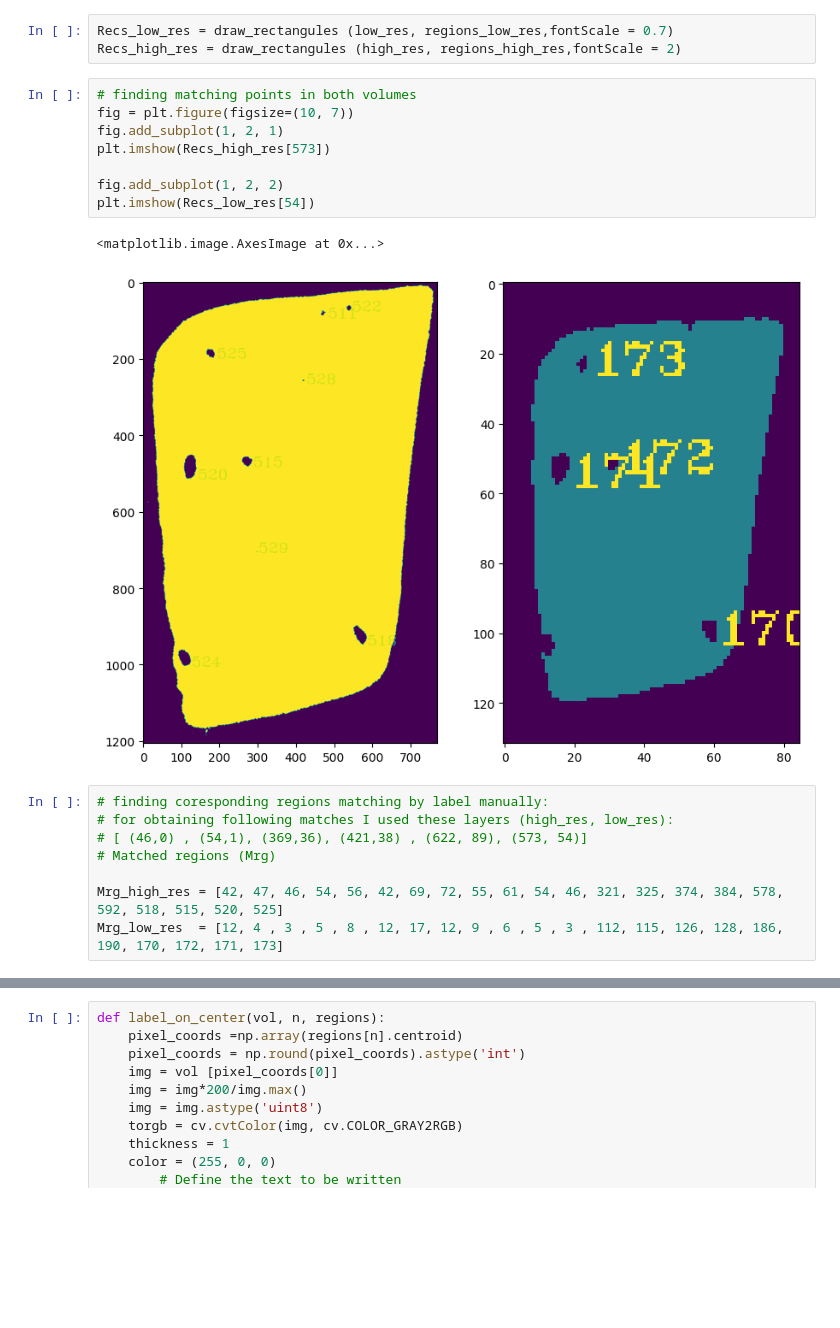
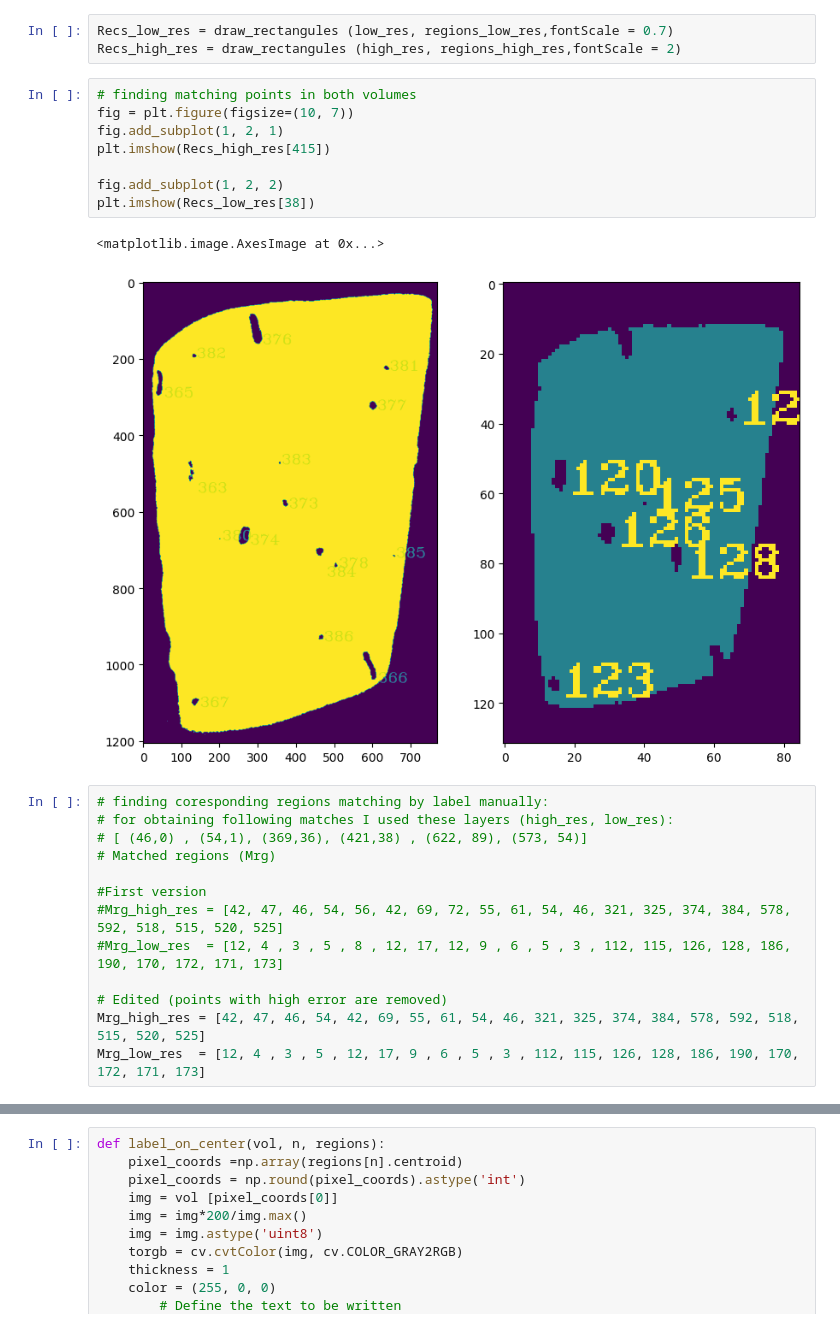
Before and after one commit to Faramarz-bagherzadeh/Unsupervised_segmentation_MicroCT_Image, a Jupyter notebook: BubbleWise_Validation.ipynb, the cells around one changed output, grey strips where cells are left out. Drawn from its saved outputs; the diff is of its cells as text; blank space fills up the shorter version.

```diff
--- a/BubbleWise_Validation.ipynb
+++ b/BubbleWise_Validation.ipynb
@@ -63,20 +64,25 @@ Recs_high_res = draw_rectangules (high_res, regions_high_res,fontScale = 2)
 # %%
 # finding matching points in both volumes
 fig = plt.figure(figsize=(10, 7))
 fig.add_subplot(1, 2, 1)
-plt.imshow(Recs_high_res[573])
+plt.imshow(Recs_high_res[415])
 
 fig.add_subplot(1, 2, 2)
-plt.imshow(Recs_low_res[54])
+plt.imshow(Recs_low_res[38])
 # %% [output]
 <matplotlib.image.AxesImage at 0x...>
-[figure, old version]
+[figure, new version]
 # %%
 # finding coresponding regions matching by label manually:
 # for obtaining following matches I used these layers (high_res, low_res):
 # [ (46,0) , (54,1), (369,36), (421,38) , (622, 89), (573, 54)]
 # Matched regions (Mrg)
 
-Mrg_high_res = [42, 47, 46, 54, 56, 42, 69, 72, 55, 61, 54, 46, 321, 325, 374, 384, 578, 592, 518, 515, 520, 525]
-Mrg_low_res  = [12, 4 , 3 , 5 , 8 , 12, 17, 12, 9 , 6 , 5 , 3 , 112, 115, 126, 128, 186, 190, 170, 172, 171, 173]
+#First version
+#Mrg_high_res = [42, 47, 46, 54, 56, 42, 69, 72, 55, 61, 54, 46, 321, 325, 374, 384, 578, 592, 518, 515, 520, 525]
+#Mrg_low_res  = [12, 4 , 3 , 5 , 8 , 12, 17, 12, 9 , 6 , 5 , 3 , 112, 115, 126, 128, 186, 190, 170, 172, 171, 173]
+
+# Edited (points with high error are removed)
+Mrg_high_res = [42, 47, 46, 54, 42, 69, 55, 61, 54, 46, 321, 325, 374, 384, 578, 592, 518, 515, 520, 525]
+Mrg_low_res  = [12, 4 , 3 , 5 , 12, 17, 9 , 6 , 5 , 3 , 112, 115, 126, 128, 186, 190, 170, 172, 171, 173]
 # %%
```
Also changed, not shown: parts of 16 cells of this notebook.
